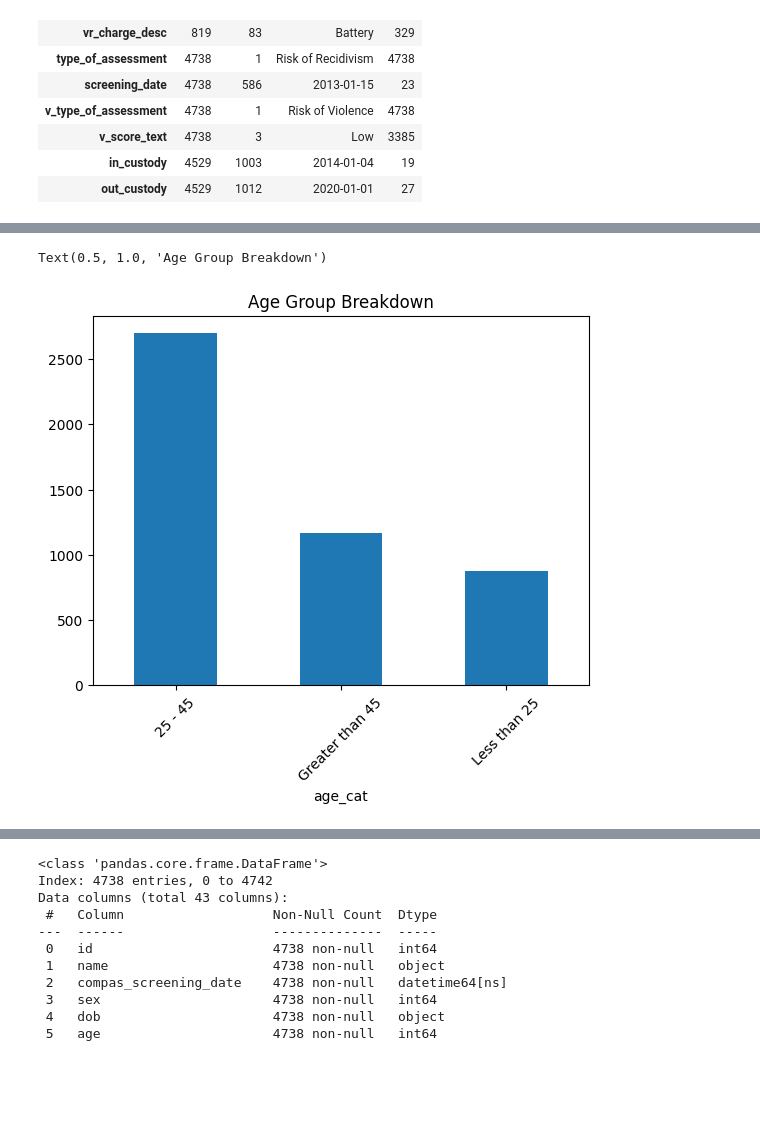
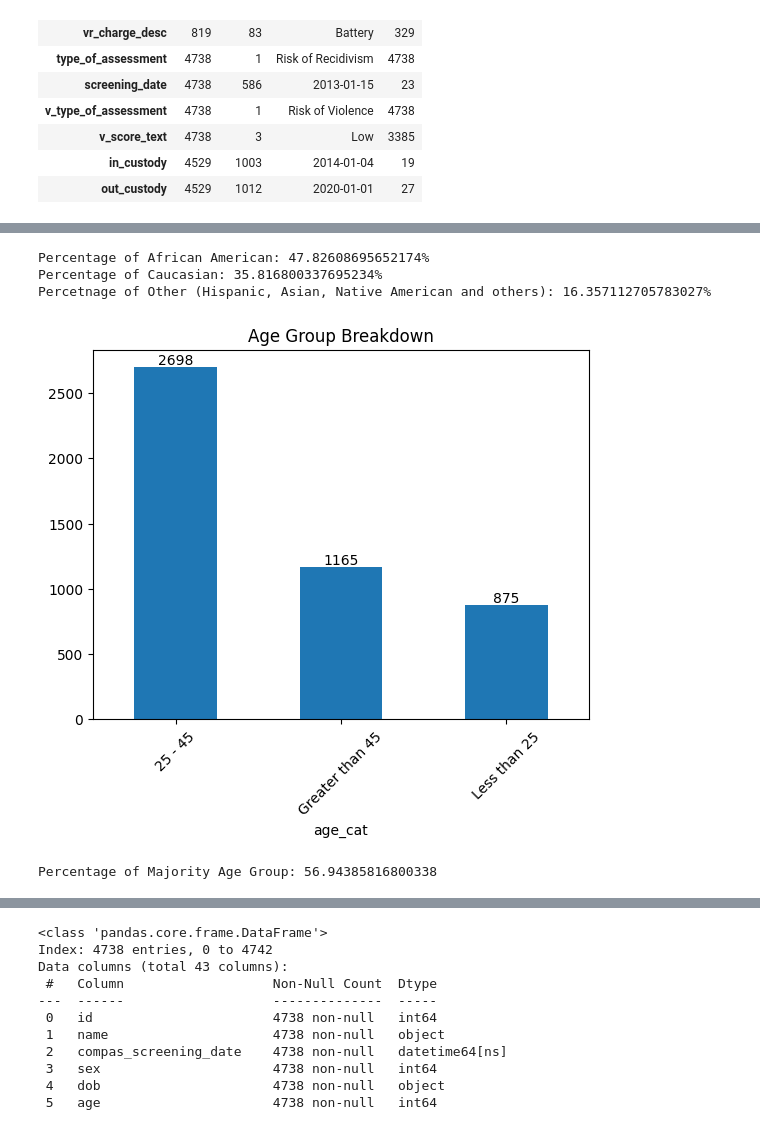
Before and after one commit to jiayinliu25/riskAssessmentCOMPAS, a Jupyter notebook: Dataset_Analysis.ipynb, the cells around one changed output, grey strips where cells are left out. Saved outputs shown, nothing was run; the diff lists cells and outputs as text; code cells hidden in the pictures; blank space fills up the shorter version.

```diff
--- a/Dataset_Analysis.ipynb
+++ b/Dataset_Analysis.ipynb
@@ -125,4 +113,7 @@ Name: count, dtype: int64
 compas['race'].value_counts().plot(kind='bar')
 plt.xticks(rotation=45)
 plt.title("Race Breakdown")
+for i, value in enumerate(compas['race'].value_counts()):
+    plt.text(i, value + 0.1, str(value), ha='center', va='bottom')
+plt.show()
 # %% [output]
@@ -131,10 +121,29 @@ Text(0.5, 1.0, 'Race Breakdown')
+# %%
+aa = compas['race'].value_counts().max() / compas['race'].value_counts().sum()
+c = len(compas[compas['race'] == 'Caucasian']) / compas['race'].value_counts().sum()
+print(f'Percentage of African American: {aa*100}%')
+print(f'Percentage of Caucasian: {c*100}%')
+print(f'Percetnage of Other (Hispanic, Asian, Native American and others): {(1 - aa - c)*100}%')
+# %% [output]
+Percentage of African American: 47.82608695652174%
+Percentage of Caucasian: 35.816800337695234%
+Percetnage of Other (Hispanic, Asian, Native American and others): 16.357112705783027%
 # %%
+# Your existing code
 compas['age_cat'].value_counts().plot(kind='bar')
 plt.xticks(rotation=45)
 plt.title("Age Group Breakdown")
+
+for i, value in enumerate(compas['age_cat'].value_counts()):
+    plt.text(i, value + 0.1, str(value), ha='center', va='bottom')
+plt.show()
 # %% [output]
-Text(0.5, 1.0, 'Age Group Breakdown')
-[figure, old version]
+[figure, new version]
+# %%
+age_pct = compas['age_cat'].value_counts().max() / compas['age_cat'].value_counts().sum()
+print(f'Percentage of Majority Age Group: {age_pct*100}%')
+# %% [output]
+Percentage of Majority Age Group: 56.94385816800338
 # %%
 
 gender = pd.DataFrame(compas['sex'].value_counts())
```
Also changed, not shown: parts of 14 cells of this notebook, 3 other files.
